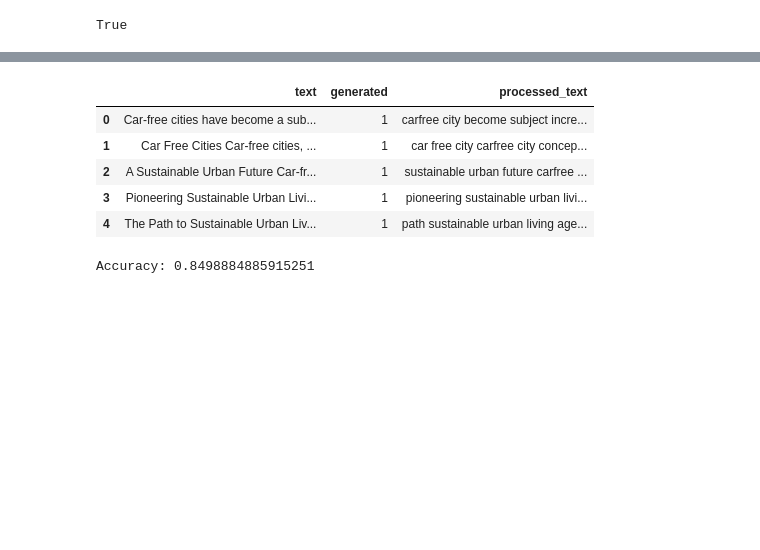
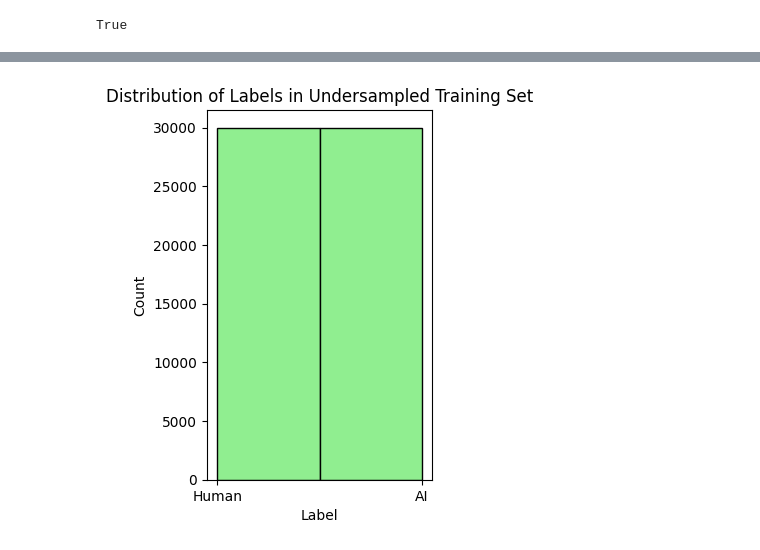
Before and after one commit to Vinay-Bajaj-1/AI-Text-Detector, a Jupyter notebook: Combat_Online_Plagiarism_with_AI.ipynb, the cells around one changed output, grey strips where cells are left out. Cells and saved outputs as stored; diff of their text form; code cells hidden in the pictures; blank space fills up the shorter version.

```diff
--- a/Combat_Online_Plagiarism_with_AI.ipynb
+++ b/Combat_Online_Plagiarism_with_AI.ipynb
@@ -56,3 +62,20 @@ Index(['text', 'generated'], dtype='object')
+# %%
+ai_data = data[data['generated'] == 1.]
+human_data = data[data['generated'] == 0.]
+sample_size = min(len(ai_data), len(human_data), 30000)
+
+balanced_data = pd.concat([ai_data.sample(sample_size, random_state=42),
+                           human_data.sample(sample_size, random_state=42)])
+# %%
+plt.subplot(1, 2, 2)
+plt.hist(balanced_data['generated'], bins=2, color='lightgreen', edgecolor='black')
+plt.title('Distribution of Labels in Undersampled Training Set')
+plt.xlabel('Label')
+plt.ylabel('Count')
+plt.xticks([0, 1], ['Human', 'AI'])
+plt.show()
+# %% [output]
+[figure, added]
 # %%
 # Function for text preprocessing
 def preprocess_text(text):
@@ -77,42 +96,0 @@ data['processed_text'] = data['text'].apply(preprocess_text)
-# %%
-data.head()
-# %% [output]
-|  | text | generated | processed_text |
-| 0 | Car-free cities have become a sub... | 1 | carfree city become subject incre... |
-| 1 | Car Free Cities Car-free cities, ... | 1 | car free city carfree city concep... |
-| 2 | A Sustainable Urban Future Car-fr... | 1 | sustainable urban future carfree ... |
-| 3 | Pioneering Sustainable Urban Livi... | 1 | pioneering sustainable urban livi... |
-| 4 | The Path to Sustainable Urban Liv... | 1 | path sustainable urban living age... |
-# %%
-X = data['processed_text']
-y = data['generated']
-
-# Split dataset into training and testing sets
-X_train, X_test, y_train, y_test = train_test_split(X, y, test_size=0.2, random_state=42)
-
-# Vectorize text data using TF-IDF
-vectorizer = TfidfVectorizer()
-X_train_vectors = vectorizer.fit_transform(X_train)
-X_test_vectors = vectorizer.transform(X_test)
-
-# Convert sparse matrices to numpy arrays
-X_train_vectors = X_train_vectors.toarray()
-X_test_vectors = X_test_vectors.toarray()
-
-# Calculate cosine similarity with reference vector
-human_reference_vector = np.mean(X_train_vectors[y_train == 0], axis=0)  # Reference vector for human-written essays
-cosine_similarity_train = cosine_similarity(X_train_vectors, [human_reference_vector])
-cosine_similarity_test = cosine_similarity(X_test_vectors, [human_reference_vector])
-
-# Train logistic regression model using cosine similarity scores
-model = LogisticRegression()
-model.fit(cosine_similarity_train, y_train)
-
-# Predict labels for the testing set
-y_pred = model.predict(cosine_similarity_test)
-
-# Evaluate model performance
-accuracy = accuracy_score(y_test, y_pred)
-print("Accuracy:", accuracy)
-# %% [output]
-Accuracy: 0.8498884885915251
```
Also changed, not shown: parts of 53 cells of this notebook, 17 other files.
